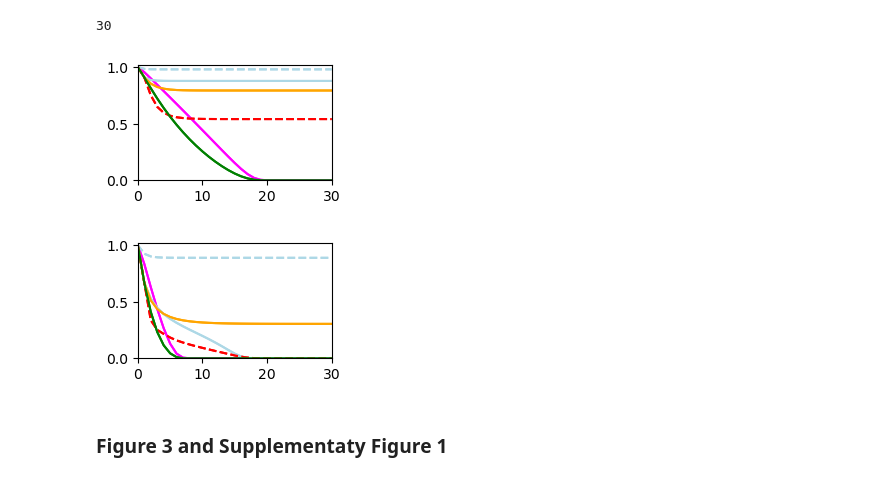
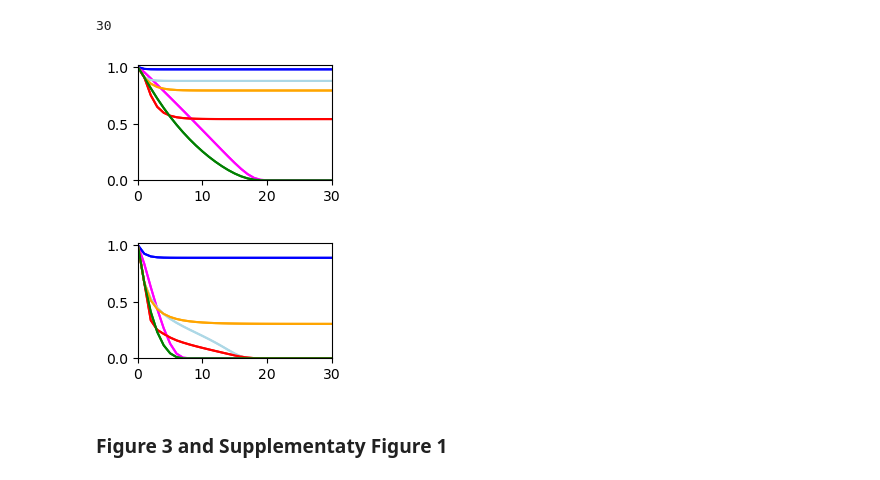
Before and after one commit to KatieWillis/DriveSelectionBalance, a Jupyter notebook: SimulationScript.ipynb, the cells around one changed output. Cells and saved outputs as stored; diff of their text form; code cells hidden in the pictures.

```diff
--- a/SimulationScript.ipynb
+++ b/SimulationScript.ipynb
@@ -415,24 +415,24 @@ XS_output_vec = output_vec;
 # %%
 #Plot
 f1 = PyPlot.figure(figsize=(2.5,1.5))
 col_vec = ["#FF9933","#336699"]
 
 i=1
 for output in output_vec
     PyPlot.plot(0:t,PDNE_output_vec[i]["relative_number_females"].adult,color = "magenta","-",label="PDNE")
-    PyPlot.plot(0:t,SIT_output_vec[i]["relative_number_females"].adult,color = "lightblue","--",label="SIT")
+    PyPlot.plot(0:t,SIT_output_vec[i]["relative_number_females"].adult,color = "blue","-",label="SIT")
     PyPlot.plot(0:t,RIDL_output_vec[i]["relative_number_females"].adult,color = "lightblue","-",label="RIDL")
     PyPlot.plot(0:t,fsRIDL_output_vec[i]["relative_number_females"].adult,color = "orange","-",label="fsRIDL")
-    PyPlot.plot(0:t,XS_output_vec[i]["relative_number_females"].adult,color = "red","--",label="XS")
+    PyPlot.plot(0:t,XS_output_vec[i]["relative_number_females"].adult,color = "red","-",label="XS")
     PyPlot.plot(0:t,MDFS_output_vec[i]["relative_number_females"].adult,color = "green","-",label="MDFS")
 end
 
 PyPlot.xlim(0,30)
 PyPlot.ylim(0,1.02)
 
 PyPlot.show()
 # %% [output]
-[figure, old version]
+[figure, new version]
 # %%
 #Plot
 f1 = PyPlot.figure(figsize=(2.5,1.5))
@@ -441,10 +441,10 @@ col_vec = ["#FF9933","#336699"]
 i=2
 for output in output_vec
     PyPlot.plot(0:t,PDNE_output_vec[i]["relative_number_females"].adult,color = "magenta","-",label="PDNE")
-    PyPlot.plot(0:t,SIT_output_vec[i]["relative_number_females"].adult,color = "lightblue","--",label="SIT")
+    PyPlot.plot(0:t,SIT_output_vec[i]["relative_number_females"].adult,color = "blue","-",label="SIT")
     PyPlot.plot(0:t,RIDL_output_vec[i]["relative_number_females"].adult,color = "lightblue","-",label="RIDL")
     PyPlot.plot(0:t,fsRIDL_output_vec[i]["relative_number_females"].adult,color = "orange","-",label="fsRIDL")
-    PyPlot.plot(0:t,XS_output_vec[i]["relative_number_females"].adult,color = "red","--",label="XS")
+    PyPlot.plot(0:t,XS_output_vec[i]["relative_number_females"].adult,color = "red","-",label="XS")
     PyPlot.plot(0:t,MDFS_output_vec[i]["relative_number_females"].adult,color = "green","-",label="MDFS")
 end
 
@@ -453,7 +453,7 @@ PyPlot.ylim(0,1.02)
 
 PyPlot.show()
 # %% [output]
-[figure, old version]
+[figure, new version]
 # %% [markdown]
 ### Figure 3 and Supplementaty Figure 1
 # %%
```
Also changed, not shown: parts of 8 cells of this notebook, 7 other files.
